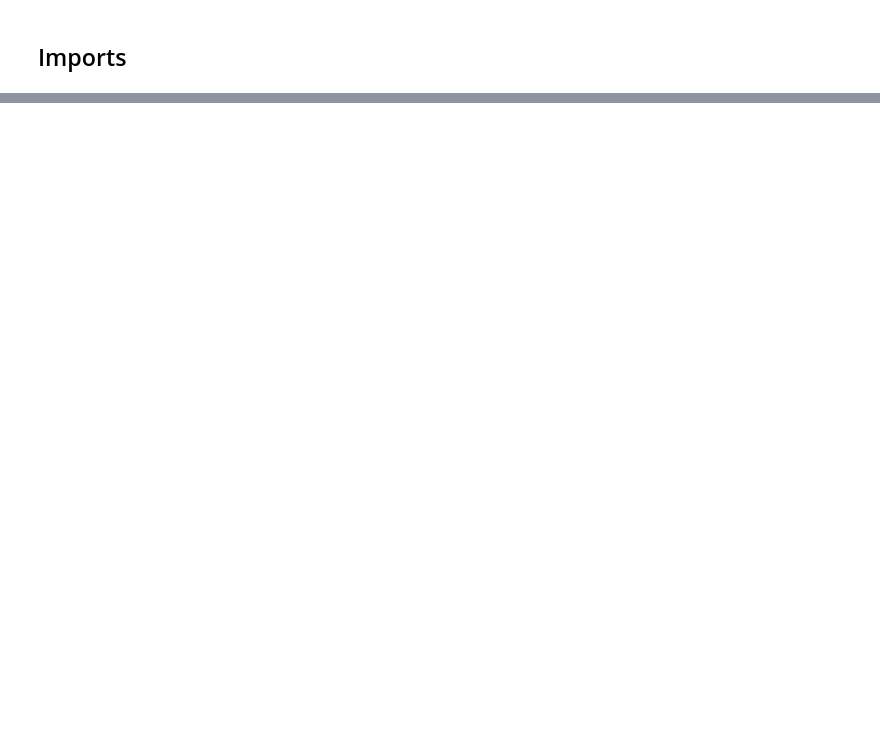
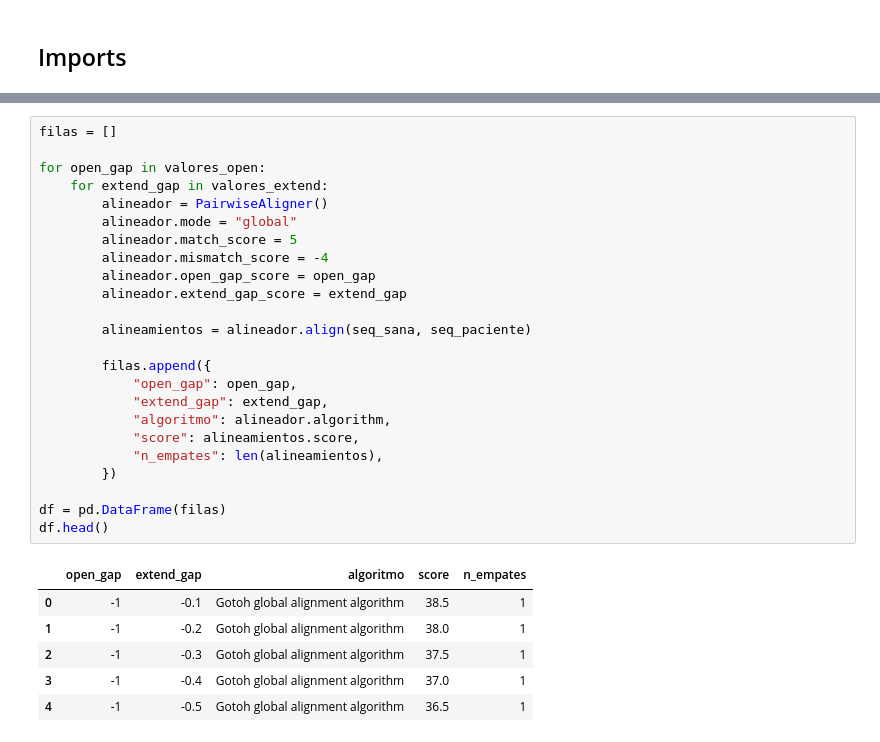
Before and after one commit to ArtHead-Devs/Practica-3-Hoja-Ejercicios, a Jupyter notebook: ejercicios.ipynb, the cells around one changed output, grey strips where cells are left out. Cells and saved outputs as stored; diff of their text form; blank space fills up the shorter version.

```diff
--- a/ejercicios.ipynb
+++ b/ejercicios.ipynb
@@ -34,0 +68,31 @@ Cargar un archivo FASTA con 5 secuencias de la misma proteína (ej. Humano, Chim
+# %%
+filas = []
+
+for open_gap in valores_open:
+    for extend_gap in valores_extend:
+        alineador = PairwiseAligner()
+        alineador.mode = "global"
+        alineador.match_score = 5
+        alineador.mismatch_score = -4
+        alineador.open_gap_score = open_gap
+        alineador.extend_gap_score = extend_gap
+
+        alineamientos = alineador.align(seq_sana, seq_paciente)
+
+        filas.append({
+            "open_gap": open_gap,
+            "extend_gap": extend_gap,
+            "algoritmo": alineador.algorithm,
+            "score": alineamientos.score,
+            "n_empates": len(alineamientos),
+        })
+
+df = pd.DataFrame(filas)
+df.head()
+# %% [output]
+|  | open_gap | extend_gap | algoritmo | score | n_empates |
+| 0 | -1 | -0.1 | Gotoh global alignment algorithm | 38.5 | 1 |
+| 1 | -1 | -0.2 | Gotoh global alignment algorithm | 38.0 | 1 |
+| 2 | -1 | -0.3 | Gotoh global alignment algorithm | 37.5 | 1 |
+| 3 | -1 | -0.4 | Gotoh global alignment algorithm | 37.0 | 1 |
+| 4 | -1 | -0.5 | Gotoh global alignment algorithm | 36.5 | 1 |
```
Also changed, not shown: parts of 33 cells of this notebook, 2 other files.
